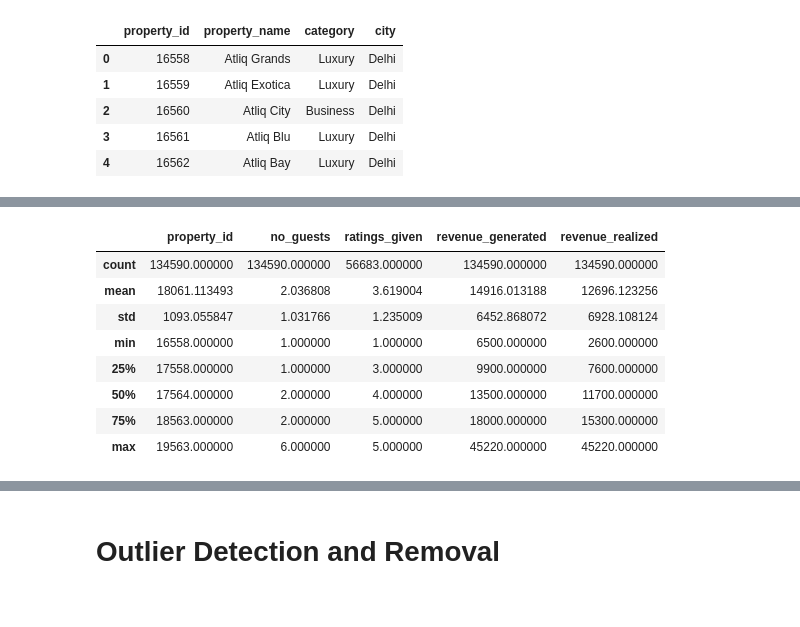
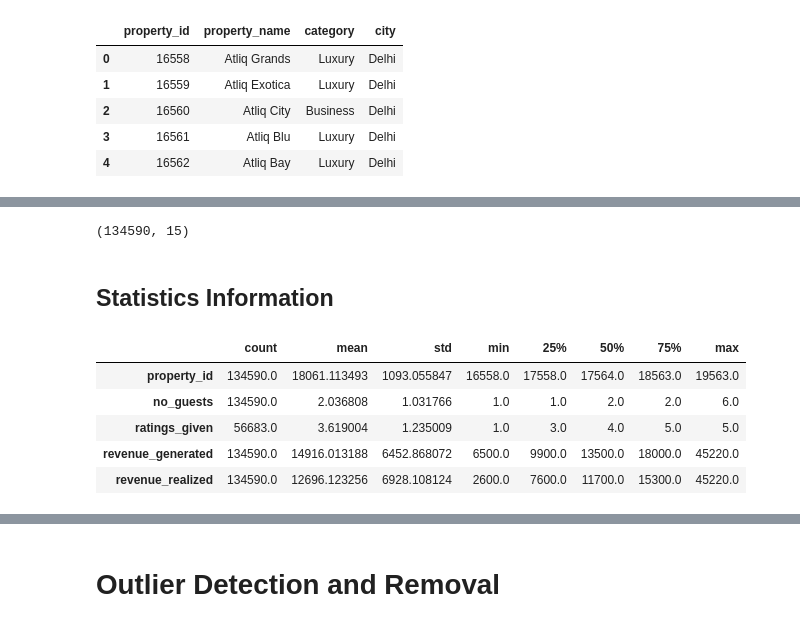
Before and after one commit to ddhanabalan/group-d-hotel-booking-mgmt-system, a Jupyter notebook: AIML/ml_hotel_management.ipynb, the cells around one changed output, grey strips where cells are left out. Cells and saved outputs as stored; diff of their text form; code cells hidden in the pictures.

```diff
--- a/AIML/ml_hotel_management.ipynb
+++ b/AIML/ml_hotel_management.ipynb
@@ -59,12 +59,15 @@ memory usage: 928.0+ bytes
+# %%
+data_set.shape
+# %% [output]
+(134590, 15)
+# %% [markdown]
+<h2>Statistics Information</h2>
 # %%
-data_set.describe()
+data_set.describe().T
 # %% [output]
-|  | property_id | no_guests | ratings_given | revenue_generated | revenue_realized |
-| count | 134590.000000 | 134590.000000 | 56683.000000 | 134590.000000 | 134590.000000 |
-| mean | 18061.113493 | 2.036808 | 3.619004 | 14916.013188 | 12696.123256 |
-| std | 1093.055847 | 1.031766 | 1.235009 | 6452.868072 | 6928.108124 |
-| min | 16558.000000 | 1.000000 | 1.000000 | 6500.000000 | 2600.000000 |
-| 25% | 17558.000000 | 1.000000 | 3.000000 | 9900.000000 | 7600.000000 |
-| 50% | 17564.000000 | 2.000000 | 4.000000 | 13500.000000 | 11700.000000 |
-| 75% | 18563.000000 | 2.000000 | 5.000000 | 18000.000000 | 15300.000000 |
-| max | 19563.000000 | 6.000000 | 5.000000 | 45220.000000 | 45220.000000 |
+|  | count | mean | std | min | 25% | 50% | 75% | max |
+| property_id | 134590.0 | 18061.113493 | 1093.055847 | 16558.0 | 17558.0 | 17564.0 | 18563.0 | 19563.0 |
+| no_guests | 134590.0 | 2.036808 | 1.031766 | 1.0 | 1.0 | 2.0 | 2.0 | 6.0 |
+| ratings_given | 56683.0 | 3.619004 | 1.235009 | 1.0 | 3.0 | 4.0 | 5.0 | 5.0 |
+| revenue_generated | 134590.0 | 14916.013188 | 6452.868072 | 6500.0 | 9900.0 | 13500.0 | 18000.0 | 45220.0 |
+| revenue_realized | 134590.0 | 12696.123256 | 6928.108124 | 2600.0 | 7600.0 | 11700.0 | 15300.0 | 45220.0 |
```
Also changed, not shown: parts of 81 cells of this notebook, 2 other files.
